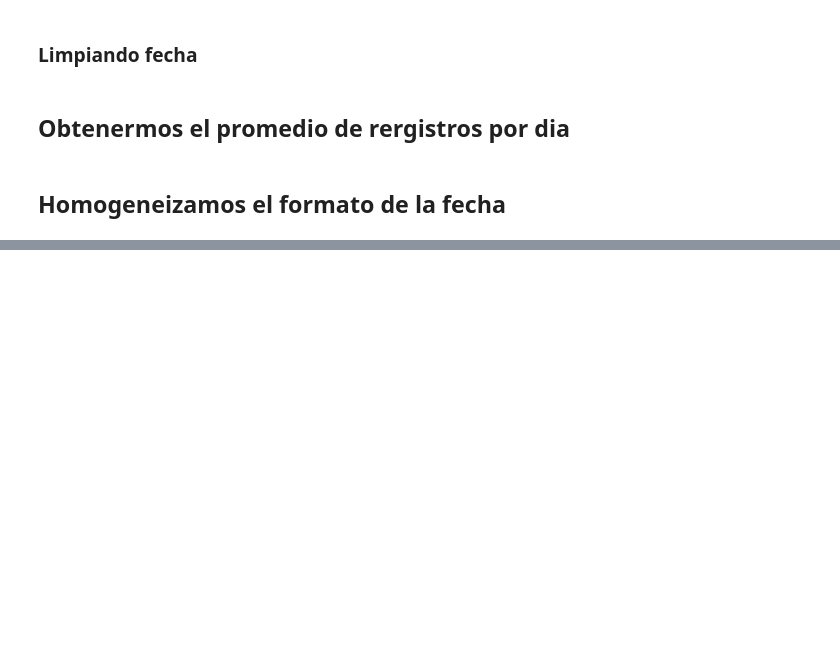
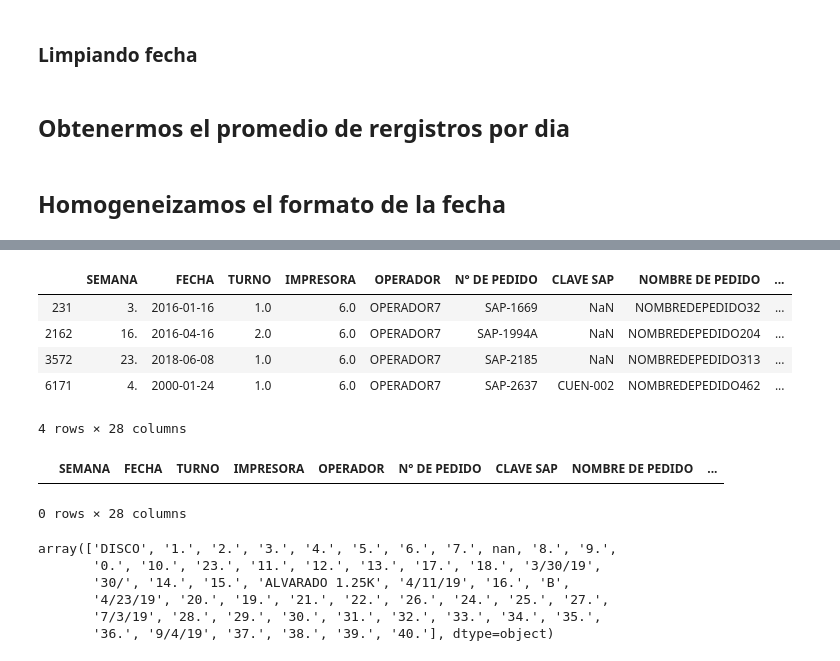
Before and after one commit to zs10011598/dci4, a Jupyter notebook: DATOS_RETO/limpieza_impresion.ipynb, the cells around one changed output, grey strips where cells are left out. Cells and saved outputs as stored; diff of their text form; code cells hidden in the pictures; blank space fills up the shorter version.

```diff
--- a/DATOS_RETO/limpieza_impresion.ipynb
+++ b/DATOS_RETO/limpieza_impresion.ipynb
@@ -107 +114,35 @@ df[['FECHA', 'day', 'month', 'year']]
 6372 rows × 4 columns
+# %%
+df[df['year'] < 2019]
+# %% [output]
+|  | SEMANA | FECHA | TURNO | IMPRESORA | OPERADOR | N° DE PEDIDO | CLAVE SAP | NOMBRE DE PEDIDO | ... |
+| 231 | 3. | 2016-01-16 | 1.0 | 6.0 | OPERADOR7 | SAP-1669 | NaN | NOMBREDEPEDIDO32 | ... |
+| 2162 | 16. | 2016-04-16 | 2.0 | 6.0 | OPERADOR7 | SAP-1994A | NaN | NOMBREDEPEDIDO204 | ... |
+| 3572 | 23. | 2018-06-08 | 1.0 | 6.0 | OPERADOR7 | SAP-2185 | NaN | NOMBREDEPEDIDO313 | ... |
+| 6171 | 4. | 2000-01-24 | 1.0 | 6.0 | OPERADOR7 | SAP-2637 | CUEN-002 | NOMBREDEPEDIDO462 | ... |
+4 rows × 28 columns
+# %%
+df.at[231, 'FECHA'] = datetime.datetime.strptime('2019-01-16', '%Y-%M-%d').date()
+df.at[2162, 'FECHA'] = datetime.datetime.strptime('2019-04-16', '%Y-%M-%d').date()
+df.at[3572, 'FECHA'] = datetime.datetime.strptime('2019-06-08', '%Y-%M-%d').date()
+df.at[6171, 'FECHA'] = datetime.datetime.strptime('2019-01-24', '%Y-%M-%d').date()
+
+df.at[231, 'year'] = 2019
+df.at[2162, 'year'] = 2019
+df.at[3572, 'year'] = 2019
+df.at[6171, 'year'] = 2019
+
+
+df[df['year'] < 2019]
+# %% [output]
+|  | SEMANA | FECHA | TURNO | IMPRESORA | OPERADOR | N° DE PEDIDO | CLAVE SAP | NOMBRE DE PEDIDO | ... |
+0 rows × 28 columns
+# %%
+df['SEMANA'].unique()
+# %% [output]
+array(['DISCO', '1.', '2.', '3.', '4.', '5.', '6.', '7.', nan, '8.', '9.',
+       '0.', '10.', '23.', '11.', '12.', '13.', '17.', '18.', '3/30/19',
+       '30/', '14.', '15.', 'ALVARADO 1.25K', '4/11/19', '16.', 'B',
+       '4/23/19', '20.', '19.', '21.', '22.', '26.', '24.', '25.', '27.',
+       '7/3/19', '28.', '29.', '30.', '31.', '32.', '33.', '34.', '35.',
+       '36.', '9/4/19', '37.', '38.', '39.', '40.'], dtype=object)
```
Also changed, not shown: parts of 18 cells of this notebook, 1 other file.
